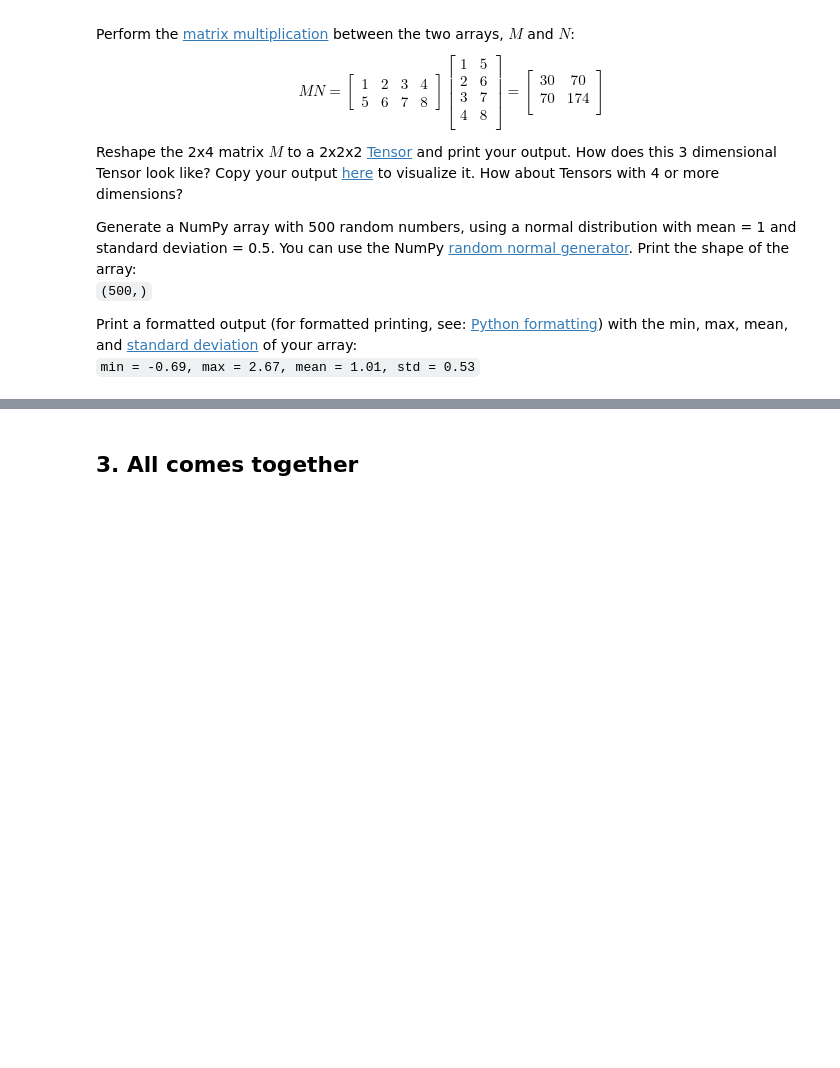
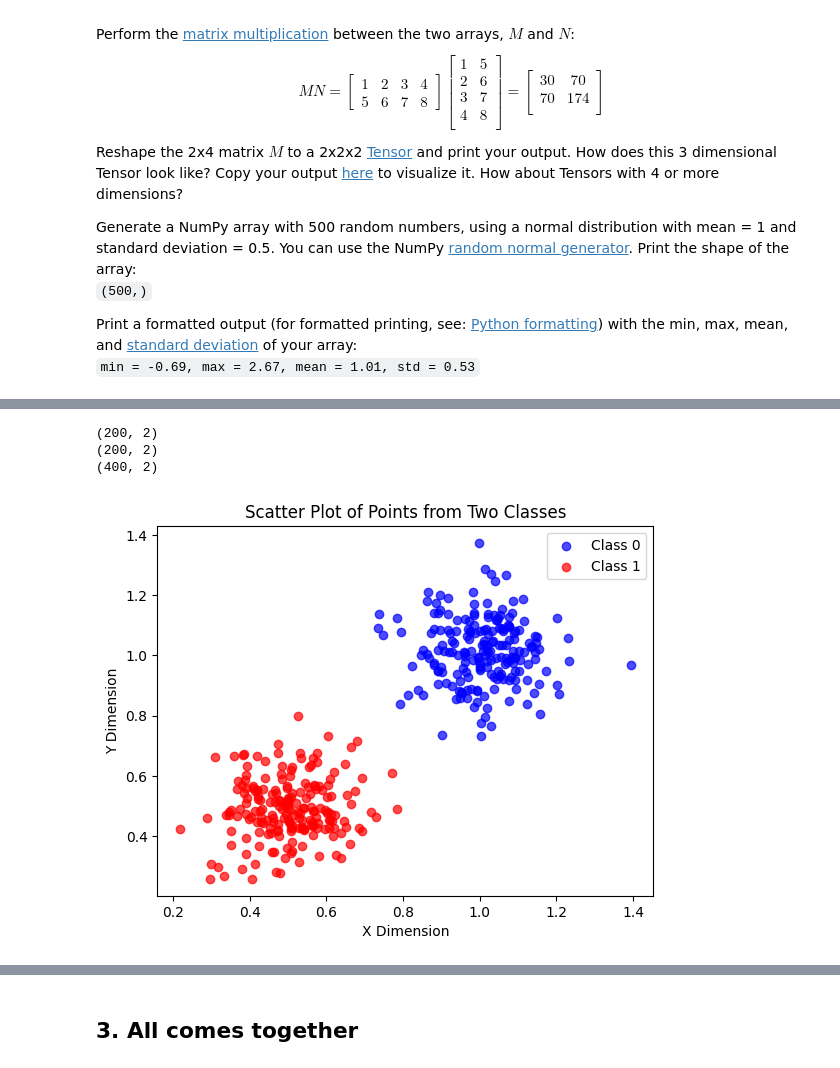
Before and after one commit to RavidElisabeth/TNM112, a Jupyter notebook: Lab0/lab00.ipynb, the cells around one changed output, grey strips where cells are left out. Drawn from its saved outputs; the diff is of its cells as text; code cells hidden in the pictures; blank space fills up the shorter version.

```diff
--- a/Lab0/lab00.ipynb
+++ b/Lab0/lab00.ipynb
@@ -232,6 +273,42 @@ Plot the points and use the labels to apply separate colors and legends (for exa
 <img src="img/2d_3.png" alt="2D points" width="300"/>
 # %%
 # Your code goes here
+dataArray1 = np.random.normal(1, 0.1, (200,2))
+print(dataArray1.shape)
+x1= dataArray1[:,0]
+y1 = dataArray1[:,1]
+#plt.scatter(x1, y1)
+
+dataArray2 = np.random.normal(0.5, 0.1, (200,2))
+print(dataArray2.shape)
+x2 = dataArray2[:,0]
+y2 = dataArray2[:,1]
+#plt.scatter(x2, y2, color='red')
+
+concData = np.concatenate((dataArray1, dataArray2))
+print(concData.shape)
+
+#Create label data
+labels = np.concatenate((np.zeros(200), np.ones(200)))
+
+plt.scatter(concData[labels == 0, 0], concData[labels == 0, 1], color='blue', label='Class 0', alpha=0.7)
+plt.scatter(concData[labels == 1, 0], concData[labels == 1, 1], color='red', label='Class 1', alpha=0.7)
+
+# Add labels and title
+plt.xlabel("X Dimension")
+plt.ylabel("Y Dimension")
+plt.title("Scatter Plot of Points from Two Classes")
+
+# Show legend
+plt.legend()
+
+# Show the plot
+plt.show()
+# %% [output]
+(200, 2)
+(200, 2)
+(400, 2)
+[figure, added]
 # %% [markdown]
 ### 2.4. Data generation and plotting functions
 
```
Also changed, not shown: parts of 9 cells of this notebook, 3 other files.
